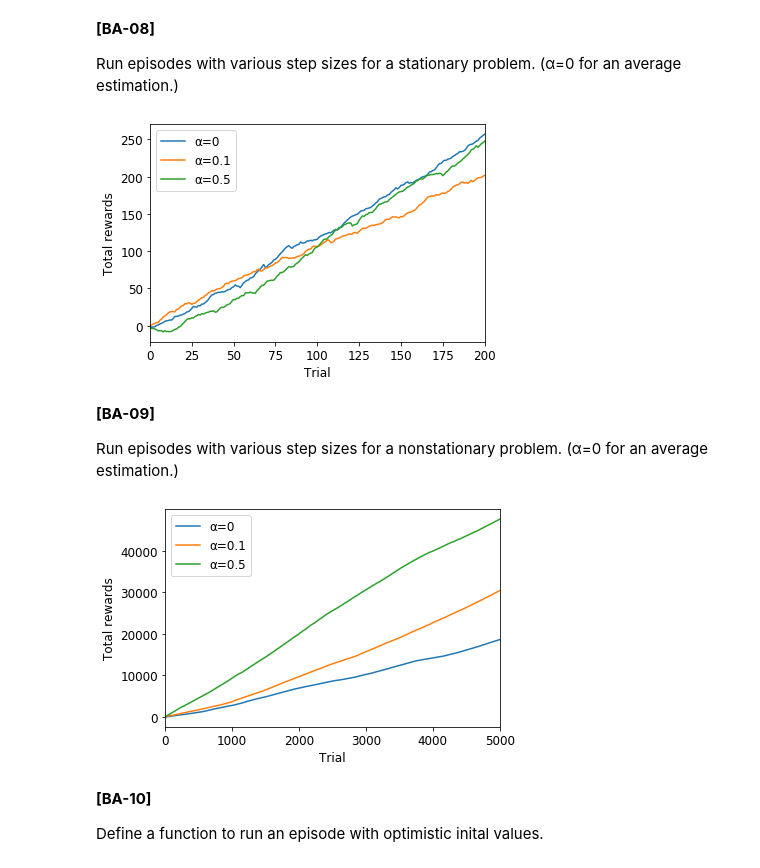
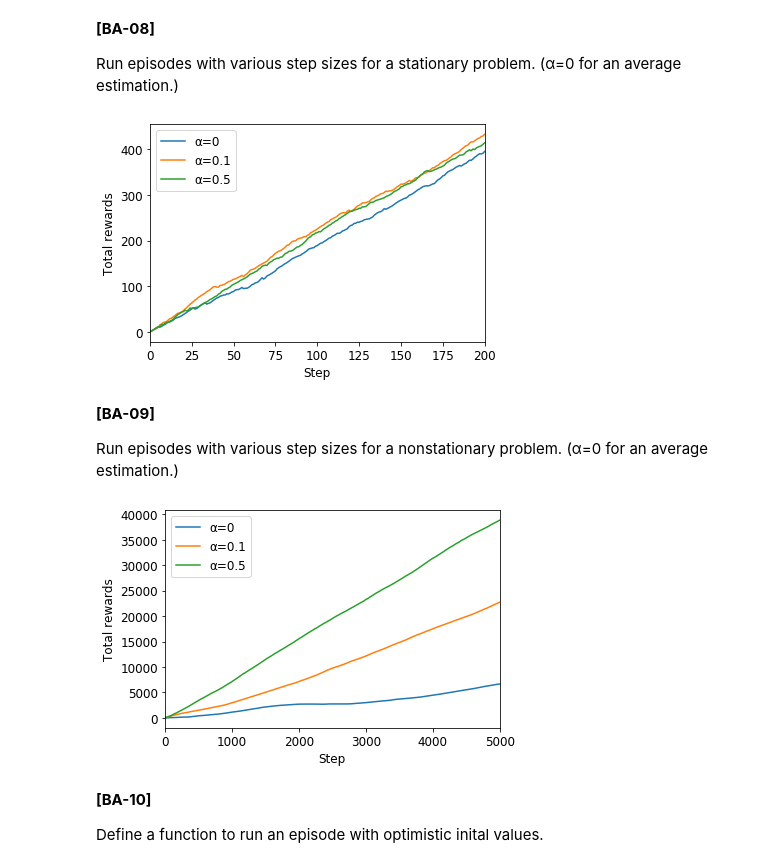
Before and after one commit to enakai00/colab_rlbook, a Jupyter notebook: Chapter01/Bandit_Algorithm.ipynb, the cells around one changed output. Cells and saved outputs as stored; diff of their text form; code cells hidden in the pictures.

```diff
--- a/Chapter01/Bandit_Algorithm.ipynb
+++ b/Chapter01/Bandit_Algorithm.ipynb
@@ -98,6 +98,6 @@ for epsilon in [1.0, 0.5, 0.1]:
   rewards['ε={}'.format(epsilon)] = episode(bandit, epsilon, steps=200)
 
 ax = DataFrame(rewards).plot()
-_ = ax.set_xlabel('Trial')
+_ = ax.set_xlabel('Step')
 _ = ax.set_ylabel('Total rewards')
 # %% [output]
@@ -140,10 +140,10 @@ for alpha in [0, 0.1, 0.5]:
       episode_nonstationary(bandit, alpha, steps=200)
 
 ax = DataFrame(rewards).plot()
-_ = ax.set_xlabel('Trial')
+_ = ax.set_xlabel('Step')
 _ = ax.set_ylabel('Total rewards')
 # %% [output]
-[figure, old version]
+[figure, new version]
 # %% [markdown]
 **[BA-09]**
 
@@ -151,15 +151,15 @@ Run episodes with various step sizes for a nonstationary problem. (α=0 for an a
 # %%
 bandit = Bandit()
 rewards = {}
 for alpha in [0, 0.1, 0.5]:
   rewards[u'α={}'.format(alpha)] = \
       episode_nonstationary(bandit, alpha, steps=5000, disturb=True)
 
 ax = DataFrame(rewards).plot()
-_ = ax.set_xlabel('Trial')
+_ = ax.set_xlabel('Step')
 _ = ax.set_ylabel('Total rewards')
 # %% [output]
-[figure, old version]
+[figure, new version]
 # %% [markdown]
 **[BA-10]**
 
```
Also changed, not shown: parts of 3 cells of this notebook.
